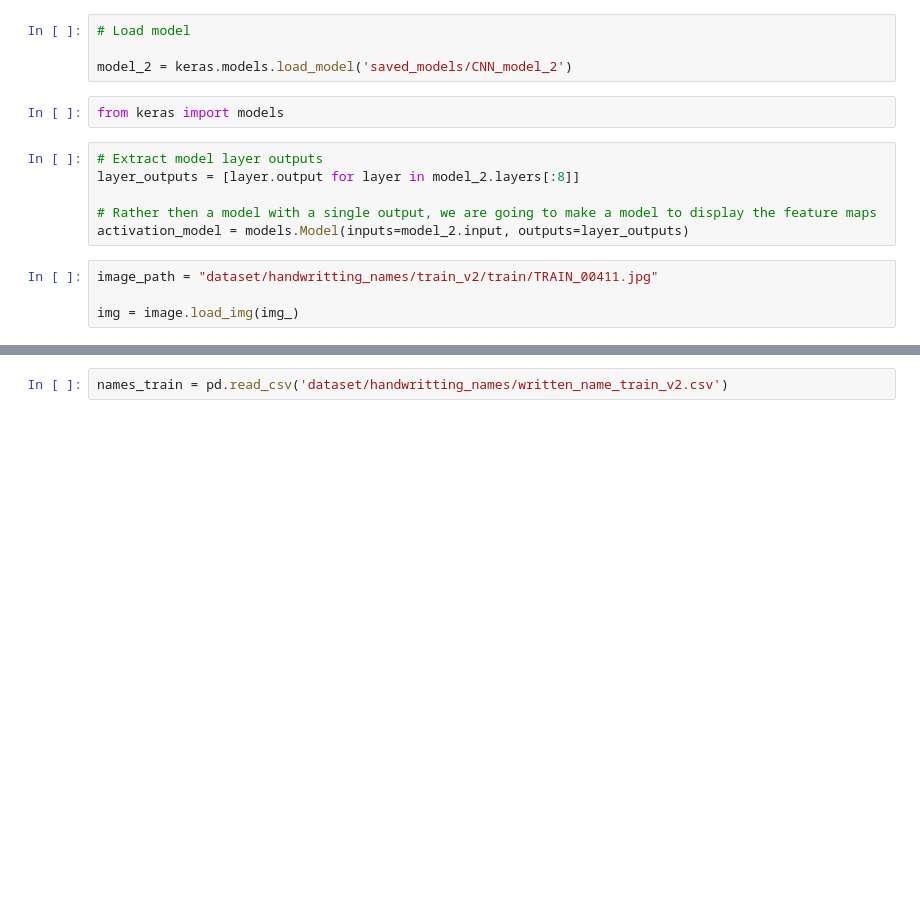
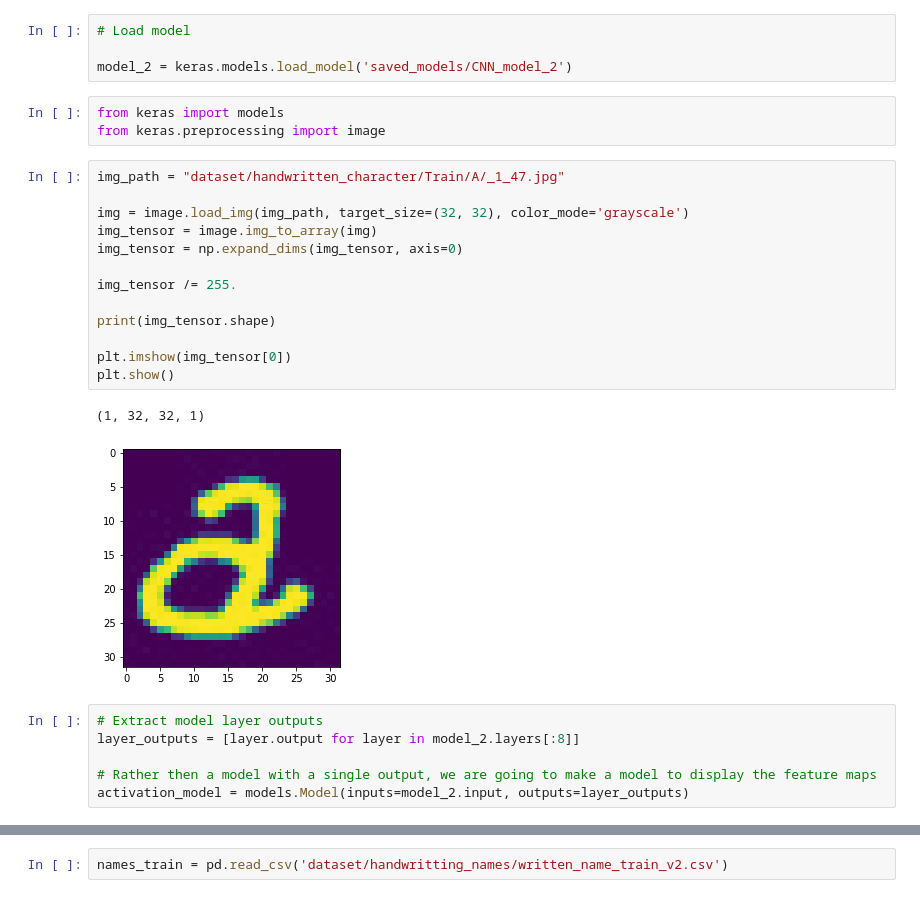
Before and after one commit to edejesus196/handwritten_names_recognition, a Jupyter notebook: handwritten_images_trancribtion-Copy3.ipynb, the cells around one changed output, grey strips where cells are left out. Cells and saved outputs as stored; diff of their text form; blank space fills up the shorter version.

```diff
--- a/handwritten_images_trancribtion-Copy3.ipynb
+++ b/handwritten_images_trancribtion-Copy3.ipynb
@@ -285,13 +284,26 @@ model_2.save('saved_models/CNN_model_2')
 model_2 = keras.models.load_model('saved_models/CNN_model_2')
 # %%
 from keras import models
+from keras.preprocessing import image
+# %%
+img_path = "dataset/handwritten_character/Train/A/_1_47.jpg"
+
+img = image.load_img(img_path, target_size=(32, 32), color_mode='grayscale')
+img_tensor = image.img_to_array(img)
+img_tensor = np.expand_dims(img_tensor, axis=0)
+
+img_tensor /= 255.
+
+print(img_tensor.shape)
+
+plt.imshow(img_tensor[0])
+plt.show()
+# %% [output]
+(1, 32, 32, 1)
+[figure, added]
 # %%
 # Extract model layer outputs
 layer_outputs = [layer.output for layer in model_2.layers[:8]]
 
 # Rather then a model with a single output, we are going to make a model to display the feature maps
 activation_model = models.Model(inputs=model_2.input, outputs=layer_outputs)
-# %%
-image_path = "dataset/handwritting_names/train_v2/train/TRAIN_00411.jpg"
-
-img = image.load_img(img_)
```
Also changed, not shown: parts of 12 cells of this notebook.
